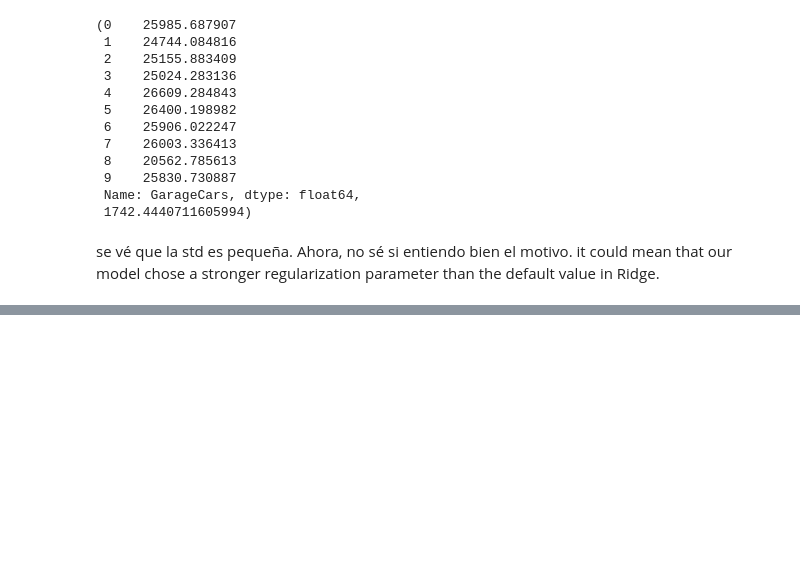
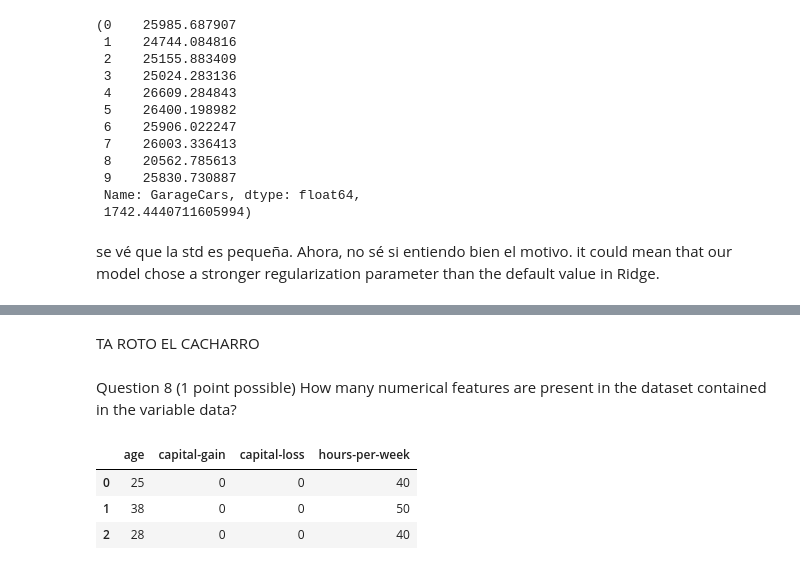
Before and after one commit to xBorja042/INRIA_SCIKITLEARN, a Jupyter notebook: 4.-linear_models/QUIZ_linear_models_questions.ipynb, the cells around one changed output, grey strips where cells are left out. Drawn from its saved outputs; the diff is of its cells as text; code cells hidden in the pictures; blank space fills up the shorter version.

```diff
--- a/4.-linear_models/QUIZ_linear_models_questions.ipynb
+++ b/4.-linear_models/QUIZ_linear_models_questions.ipynb
@@ -272,0 +299,17 @@ se vé que la std es pequeña. Ahora, no sé si entiendo bien el motivo.  it cou
+# %% [markdown]
+TA ROTO EL CACHARRO
+# %%
+adult_census = pd.read_csv("../datasets/adult-census.csv")
+target = adult_census["class"]
+data = adult_census.select_dtypes(["integer", "floating"])
+data = data.drop(columns=["education-num"])
+# %% [markdown]
+Question 8 (1 point possible)
+How many numerical features are present in the dataset contained in the variable data?
+# %%
+data.head(3)
+# %% [output]
+|  | age | capital-gain | capital-loss | hours-per-week |
+| 0 | 25 | 0 | 0 | 40 |
+| 1 | 38 | 0 | 0 | 50 |
+| 2 | 28 | 0 | 0 | 40 |
```
Also changed, not shown: parts of 7 cells of this notebook.
